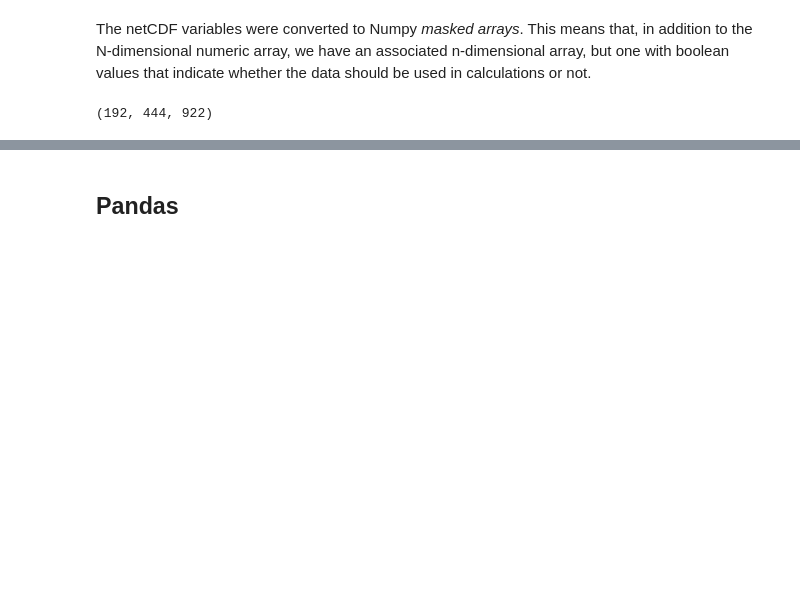
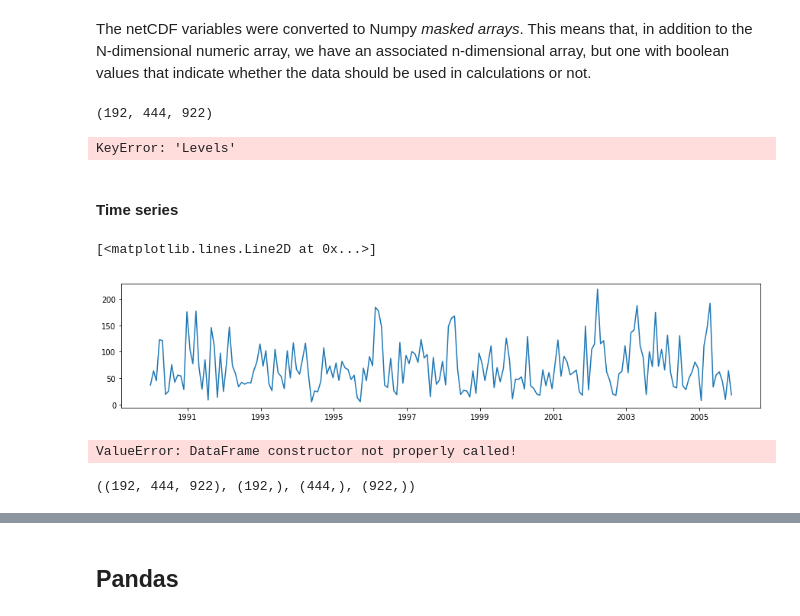
Before and after one commit to ENV859/ClimateData, a Jupyter notebook: sample-m.ipynb, the cells around one changed output, grey strips where cells are left out. Drawn from its saved outputs; the diff is of its cells as text; code cells hidden in the pictures; blank space fills up the shorter version.

```diff
--- a/sample-m.ipynb
+++ b/sample-m.ipynb
@@ -133,3 +241,14 @@ The netCDF variables were converted to Numpy *masked arrays*. This means that, i
 precip.shape
 # %% [output]
 (192, 444, 922)
+# %%
+dataset.variables["Levels"][:]
+# %% [output]
+KeyError: 'Levels'
+# %% [markdown]
+#### Time series
+# %%
+latX = 250
+lonX = 300
+ts = precip[:,latX,lonX]
+ts2 = pd.Series(ts,index=time2)
@@ -135,0 +257,14 @@ precip.shape
+# %%
+fig = plt.figure(figsize=(15,3))
+plt.plot(ts2)
+# %% [output]
+[<matplotlib.lines.Line2D at 0x...>]
+[figure, added]
+# %%
+df = pd.DataFrame(precip,index=[time2,lat,lon])
+# %% [output]
+ValueError: DataFrame constructor not properly called!
+# %%
+precip.shape,arrTime.shape,arrLat.shape,lon.shape
+# %% [output]
+((192, 444, 922), (192,), (444,), (922,))
```
Also changed, not shown: parts of 54 cells of this notebook.
